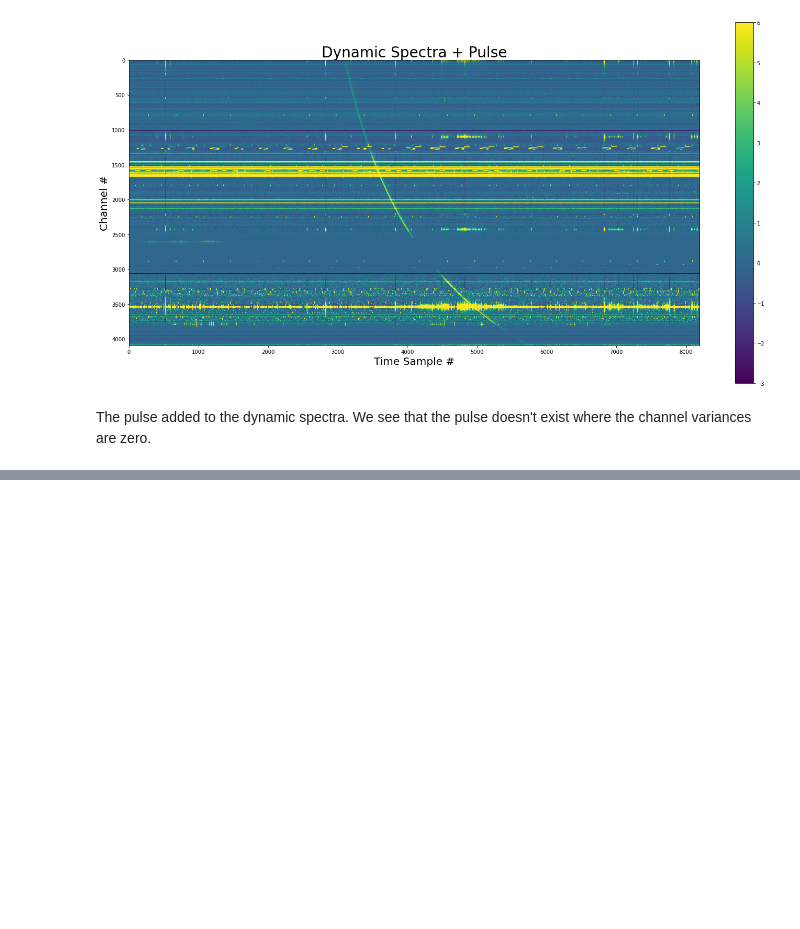
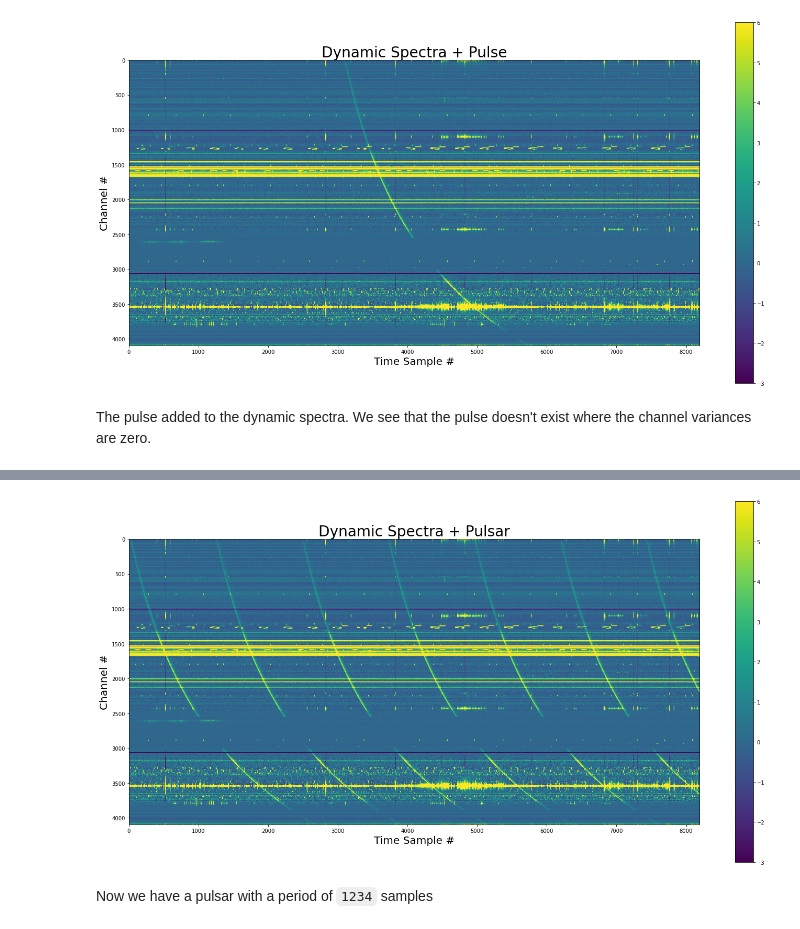
Before and after one commit to josephwkania/will, a Jupyter notebook: examples/inject_pulse.ipynb, the cells around one changed output, grey strips where cells are left out. Saved outputs shown, nothing was run; the diff lists cells and outputs as text; code cells hidden in the pictures; blank space fills up the shorter version.

Commit message:
updated inject example to have perodic exmaple

```diff
--- a/examples/inject_pulse.ipynb
+++ b/examples/inject_pulse.ipynb
@@ -112,3 +113,11 @@ show_dynamic(dynamic_spectra_w_pulse, title="Dynamic Spectra + Pulse")
 [figure]
 # %% [markdown]
 The pulse added to the dynamic spectra. We see that the pulse doesn't exist where the channel variances are zero.
+# %%
+dynamic_spectra_w_pulse_perodic = inject.inject_into_file(
+    yr_input=yr_obj,
+    pulse=pulse,
+    start=0,
+    period=1234,
+    gulp=yr_obj.your_header.nspectra,
+)
@@ -114,0 +128,6 @@ The pulse added to the dynamic spectra. We see that the pulse doesn't exist wher
+# %%
+show_dynamic(dynamic_spectra_w_pulse_perodic, title="Dynamic Spectra + Pulsar")
+# %% [output]
+[figure, added]
+# %% [markdown]
+Now we have a pulsar with a period of `1234` samples
```
Also changed, not shown: parts of 4 cells of this notebook.
